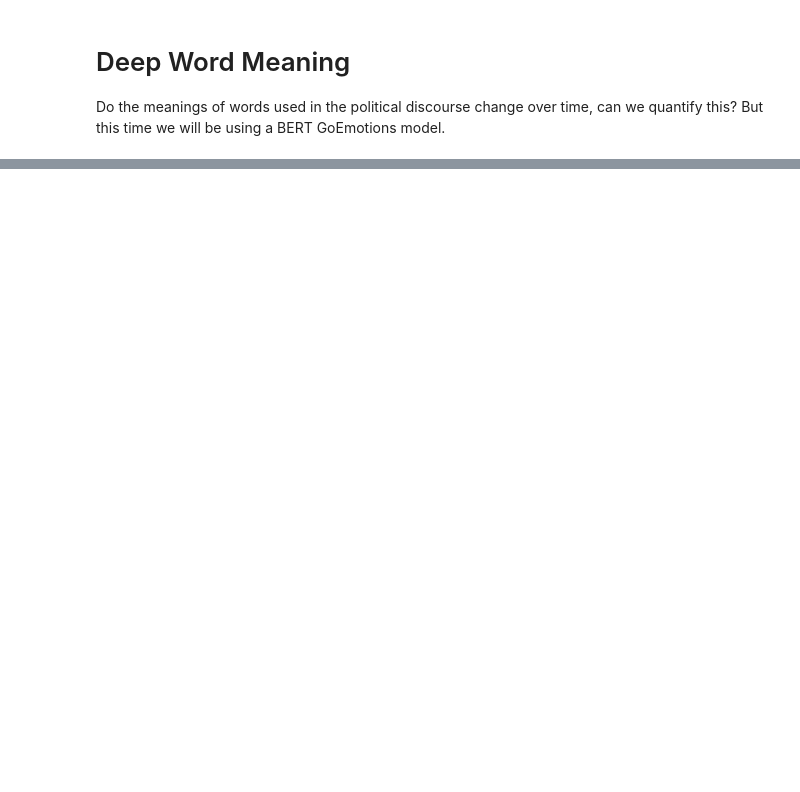
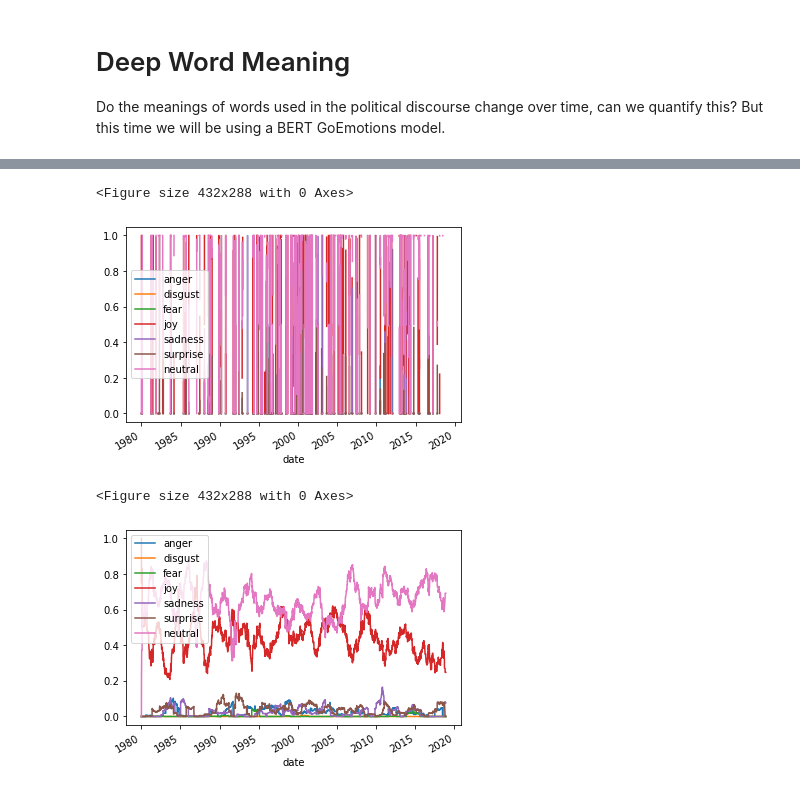
Before and after one commit to thaum-io/language-of-leadership, a Jupyter notebook: nb/DeepWordMeaning.ipynb, the cells around one changed output, grey strips where cells are left out. Cells and saved outputs as stored; diff of their text form; code cells hidden in the pictures; blank space fills up the shorter version.

Commit message:
feat(data): Word context sentiment analysis.

```diff
--- a/nb/DeepWordMeaning.ipynb
+++ b/nb/DeepWordMeaning.ipynb
@@ -56,8 +56,8 @@ df_emotion = pd.read_pickle(df_pickle_path_emotion)
 def clean_df(df):
     df = df.drop('Unnamed: 0', axis=1)
     df['date'] = pd.to_datetime(df['date'])
+    df = df[df['date']>datetime.datetime(year=1980, month=1, day=1)]
     df = df.sort_values('date').set_index('date')
-    df[df['date']>datetime.datetime(year=1970, month=1, day=1)]
     return df
 
 df_ekman = clean_df(df_ekman)
@@ -116,7 +114,7 @@ def plot_keyword_dep(
     plt.figure()
     view.plot()
     plt.figure()
-    view_rolling = view.rolling('120d').mean()
+    view_rolling = view.rolling('360d').mean()
     view_rolling.plot()
 # %%
 ekman_list = ['anger',
@@ -173,5 +171,7 @@ woi = {
     'ind': ['aboriginal', 'first nations', 'aborigine', 'indigenous', 'torres strait island'],
     'econ': ['economy', 'economic'],
     'aus': ['australia', 'australian', 'aussie', 'australians'],
-    'gov': ['government']
+    'gov': ['government'],
+    'ref': ['immigrant', 'asylum seeker', 'boat people', 'illegal arrivals', 'boat arrivals'],
+    'env': ['fire', 'bushfire', 'climate change', 'climate action', 'extinction', 'global warming', 'greenhouse', 'emissions', 'environment', 'coral reef', 'reef', 'climate', 'degradation', 'sustainability']
 }
@@ -179,0 +178,4 @@ df = generate_keyword_in_context_sentiment(df_ekman, 'aus', woi['aus'])
+# %%
+df = df_ekman.copy()
+for key in woi:
+    df = generate_keyword_in_context_sentiment(df, key, woi[key])
@@ -180,2 +202,9 @@ df = generate_keyword_in_context_sentiment(df_ekman, 'aus', woi['aus'])
+# %%
+plot_keyword_dep(df, 'ref', list(ekman_map.keys()))
+# %% [output]
+<Figure size 432x288 with 0 Axes>
+[figure, added]
+<Figure size 432x288 with 0 Axes>
+[figure, added]
 # %%
 plot_keyword_dep(df, 'aus', list(ekman_map.keys()))
```
Also changed, not shown: parts of 8 cells of this notebook, 8 other files.
